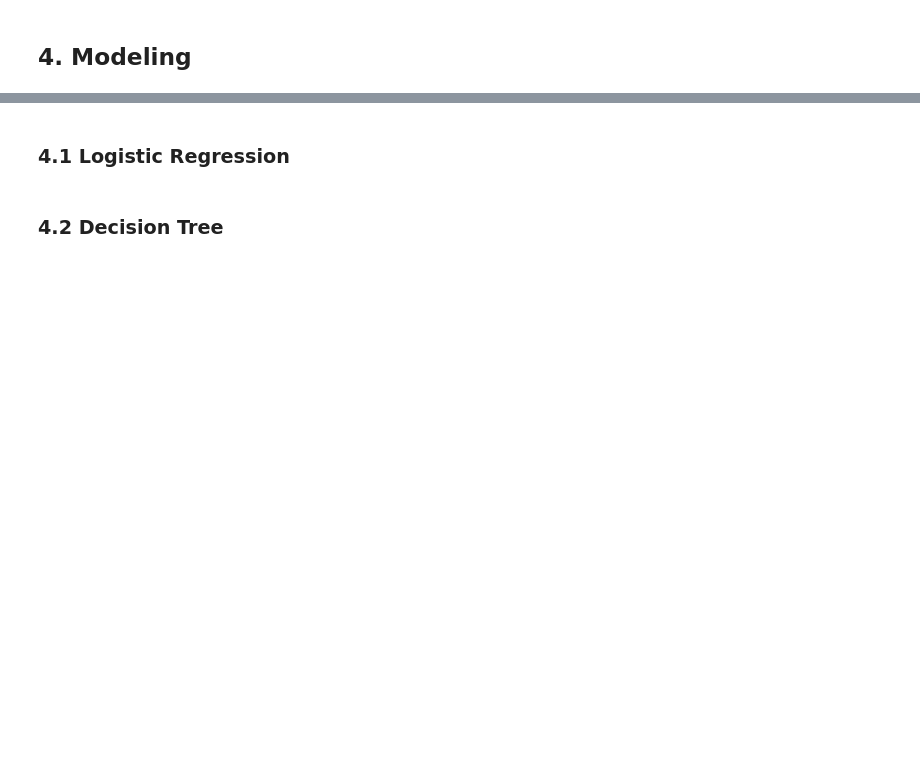
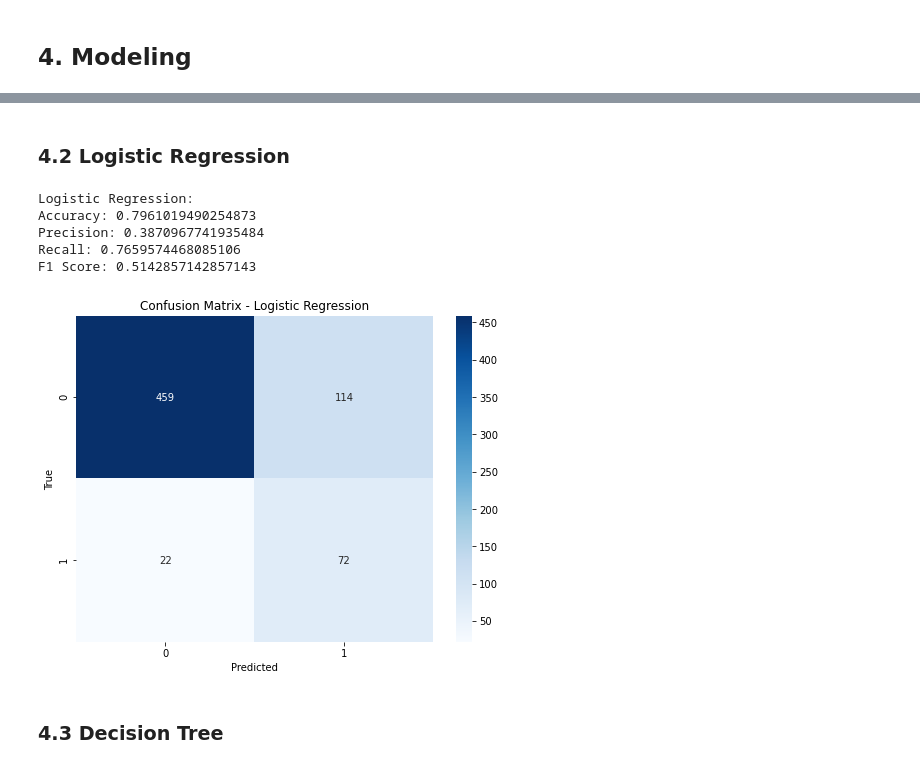
Before and after one commit to Ingavi39/Phase-3-project-, a Jupyter notebook: Phase 3 project.ipynb, the cells around one changed output, grey strips where cells are left out. Cells and saved outputs as stored; diff of their text form; code cells hidden in the pictures; blank space fills up the shorter version.

```diff
--- a/Phase 3 project.ipynb
+++ b/Phase 3 project.ipynb
@@ -354,0 +377,7 @@ df.head()
+# %%
+#Defining X and y
+X = df.drop("churn", axis=1)
+y = df["churn"]
+# %%
+# Performing a test split for the data
+X_train, X_test, y_train, y_test = train_test_split(X, y, test_size=0.2, random_state=110)
@@ -355,4 +388,37 @@ df.head()
 # %% [markdown]
-### 4.1 Logistic Regression
+### 4.2 Logistic Regression
+# %%
+logreg = LogisticRegression(random_state=110)
+
+logreg.fit(resampled_X_train, resampled_y_train)
+
+y_pred_log = logreg.predict(X_test)
+# %%
+accuracy = accuracy_score(y_test, y_pred_log)
+precision = precision_score(y_test, y_pred_log)
+recall = recall_score(y_test, y_pred_log)
+f1 = f1_score(y_test, y_pred_log)
+
+print('Logistic Regression:')
+print('Accuracy:', accuracy)
+print('Precision:', precision)
+print('Recall:', recall)
+print('F1 Score:', f1)
+
+cm = confusion_matrix(y_test, y_pred_log)
+
+plt.figure(figsize=(8, 6))
+sns.heatmap(cm, annot=True, cmap='Blues', fmt='d')
+plt.title('Confusion Matrix - Logistic Regression')
+plt.xlabel('Predicted')
+plt.ylabel('True')
+plt.show()
+# %% [output]
+Logistic Regression:
+Accuracy: 0.7961019490254873
+Precision: 0.3870967741935484
+Recall: 0.7659574468085106
+F1 Score: 0.5142857142857143
+[figure, added]
 # %% [markdown]
-### 4.2 Decision Tree
+### 4.3 Decision Tree
```
Also changed, not shown: parts of 16 cells of this notebook.
